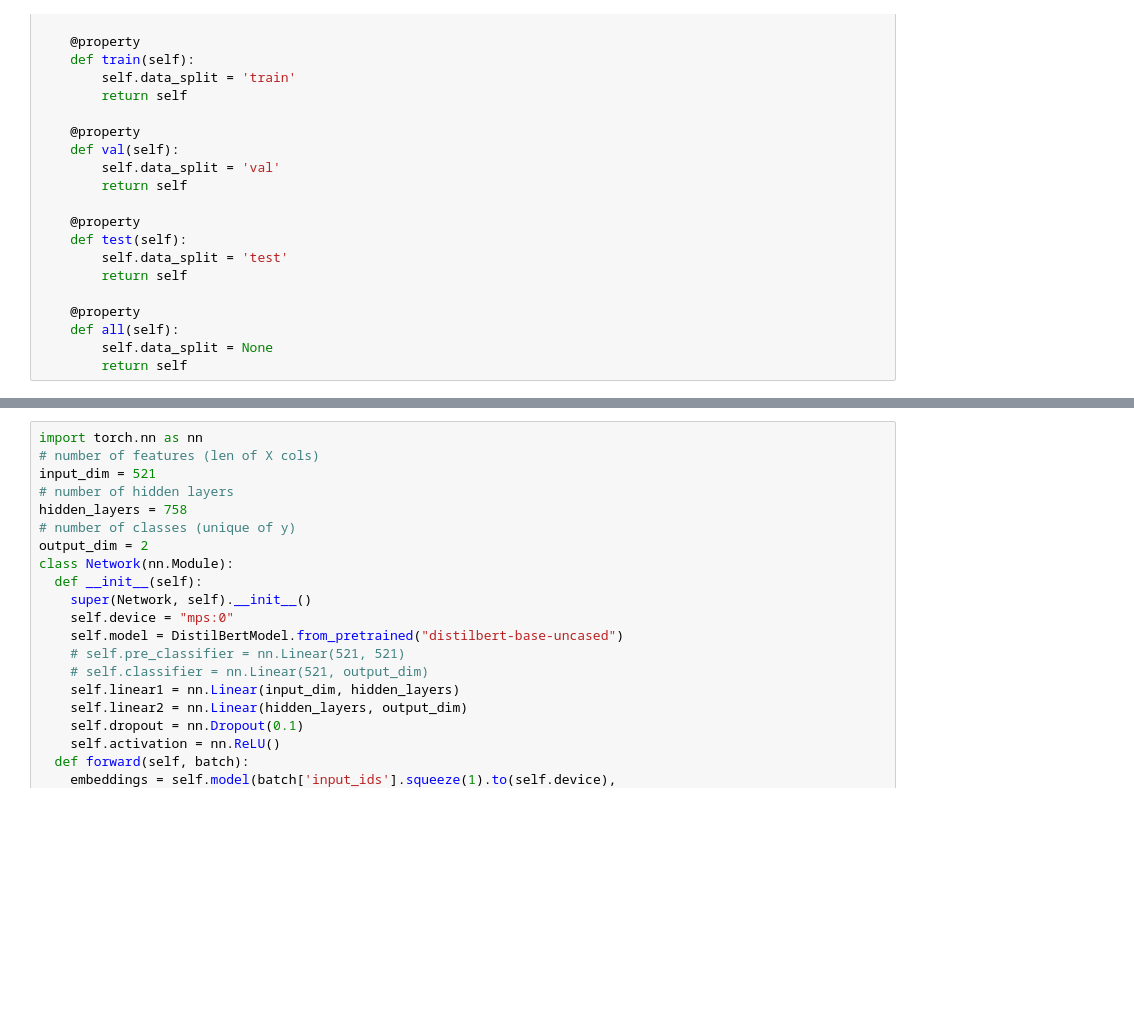
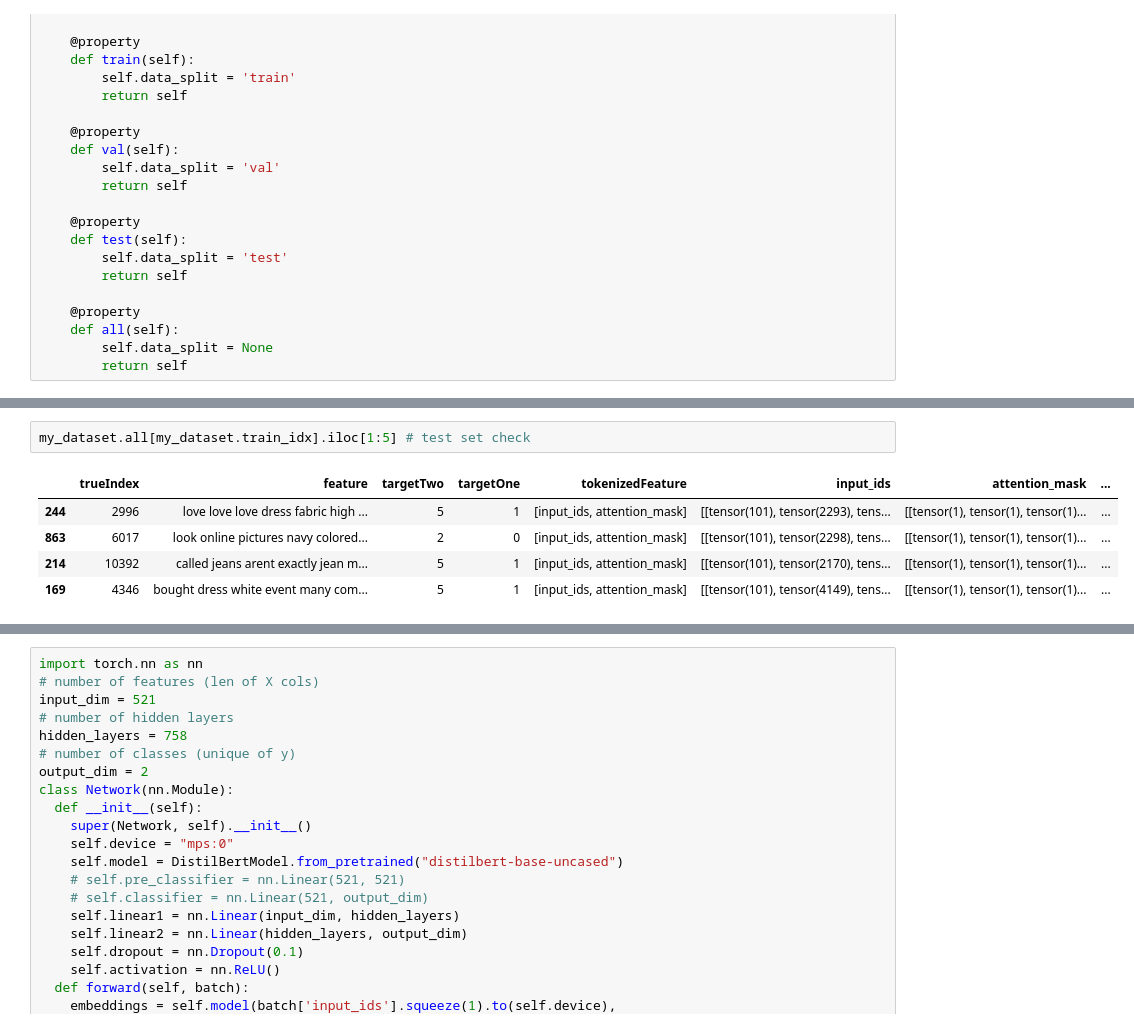
Before and after one commit to tonderai-m/nlp-classification, a Jupyter notebook: my_new_notebook.ipynb, the cells around one changed output, grey strips where cells are left out. Cells and saved outputs as stored; diff of their text form; blank space fills up the shorter version.

```diff
--- a/my_new_notebook.ipynb
+++ b/my_new_notebook.ipynb
@@ -215,0 +259,8 @@ class MyDataset(Dataset):
+# %%
+my_dataset.all[my_dataset.train_idx].iloc[1:5] # test set check
+# %% [output]
+|  | trueIndex | feature | targetTwo | targetOne | tokenizedFeature | input_ids | attention_mask | ... |
+| 244 | 2996 | love love love dress fabric high ... | 5 | 1 | [input_ids, attention_mask] | [[tensor(101), tensor(2293), tens... | [[tensor(1), tensor(1), tensor(1)... | ... |
+| 863 | 6017 | look online pictures navy colored... | 2 | 0 | [input_ids, attention_mask] | [[tensor(101), tensor(2298), tens... | [[tensor(1), tensor(1), tensor(1)... | ... |
+| 214 | 10392 | called jeans arent exactly jean m... | 5 | 1 | [input_ids, attention_mask] | [[tensor(101), tensor(2170), tens... | [[tensor(1), tensor(1), tensor(1)... | ... |
+| 169 | 4346 | bought dress white event many com... | 5 | 1 | [input_ids, attention_mask] | [[tensor(101), tensor(4149), tens... | [[tensor(1), tensor(1), tensor(1)... | ... |
```
Also changed, not shown: parts of 31 cells of this notebook.
